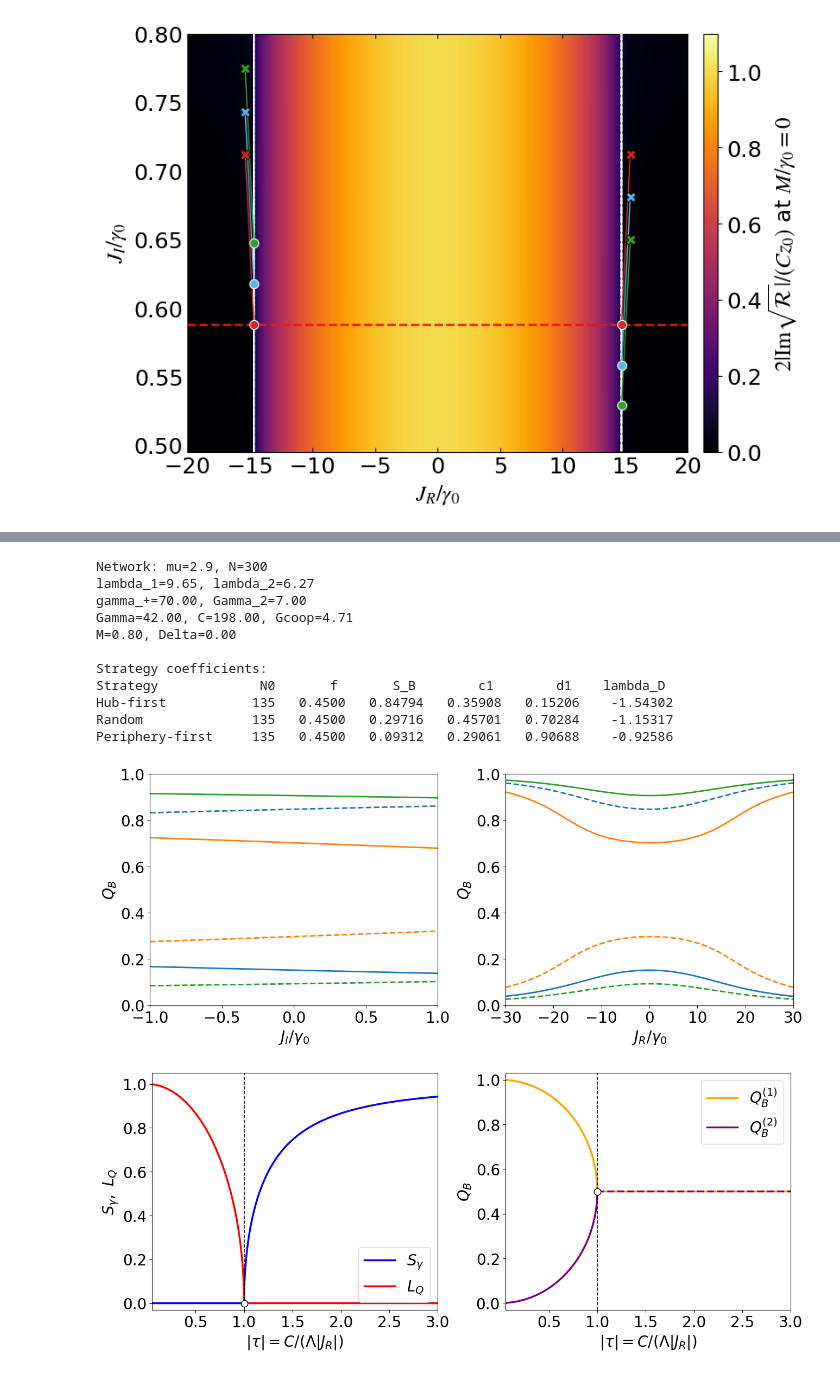
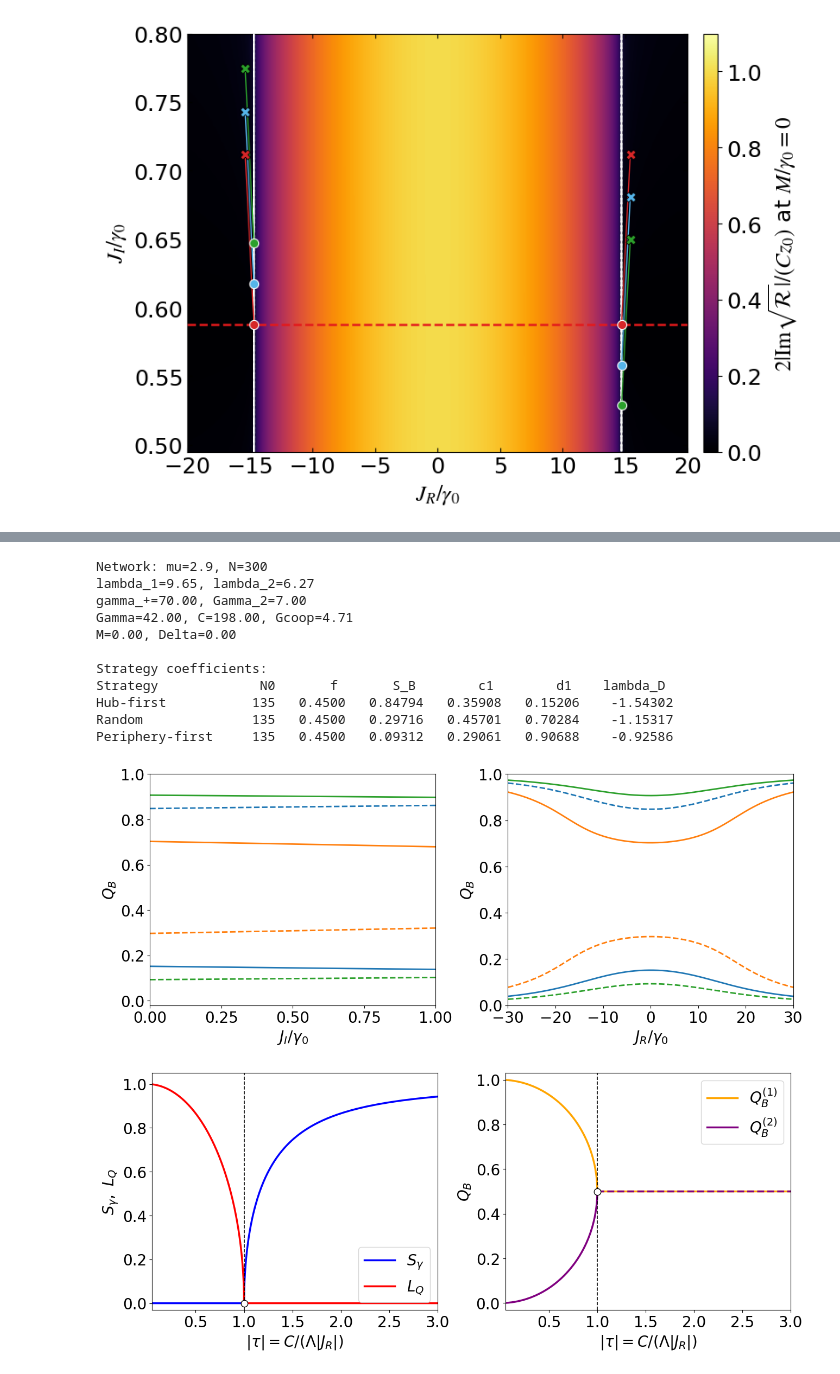
Before and after one commit to PVZ-creator/AI-strategies, a Jupyter notebook: Modeling_AI_strategies.ipynb, the cells around one changed output, grey strips where cells are left out. Saved outputs shown, nothing was run; the diff lists cells and outputs as text; code cells hidden in the pictures.

```diff
--- a/Modeling_AI_strategies.ipynb
+++ b/Modeling_AI_strategies.ipynb
@@ -1487,7 +1485,7 @@ def ep_diagnostics(item, values, vectors, ix, scale):
     rigidity = float(max(abs(vectors[:, i] @ vectors[:, i]), abs(vectors[:, j] @ vectors[:, j])))
     overlap = float(abs(np.vdot(vectors[:, i], vectors[:, j])))
     eta = gap/D3 if D3 > 0 else np.inf
-    confirmed = bool(gap/scale < 1e-5 and eta < 1e-3 and rigidity < 1e-3 and overlap > 0.999 and Wmin > 0.30 and Wratio < 0.5)
+    confirmed = bool(gap/scale < 1e-4 and eta < 1e-2 and rigidity < 1e-2 and overlap > 0.99 and Wmin > 0.30 and Wratio < 0.5)
     return dict(confirmed=confirmed, gap=gap/scale, eta=eta, rigidity=rigidity, overlap=overlap, Wmin=Wmin, Wratio=Wratio)
 
 def ep_find_full(item):
@@ -1499,7 +1497,7 @@ def ep_find_full(item):
         return [d.real, d.imag]
 
     tr = item["t_red"]
-    point, info, ier, message = fsolve(equation, [tr.real, tr.imag], full_output=True, xtol=1e-10, maxfev=120)
+    point, info, ier, message = fsolve(equation, [tr.real, tr.imag], full_output=True, xtol=1e-12, maxfev=120)
     t = complex(*point)
     values, vectors = LA.eig(ep_matrix(item, t), check_finite=False)
     weights = np.sum(abs(item["Q"].T @ vectors)**2, axis=0)
@@ -1531,7 +1529,6 @@ def ep_records_for(item, tf, mf):
                 raise RuntimeError("A reduced or full EP violates J_I>0 or Eq. (19).")
             if not all(ep_JR_limits[0] < jr < ep_JR_limits[1] and ep_JI_limits[0] < ji < ep_JI_limits[1] for jr, ji in ((JRr, JIr), (JRf, JIf))):
                 raise RuntimeError("An EP lies outside the displayed window.")
-            # Independently diagonalize the physical full operator at every point.
             matrix = (JIf-1j*JRf)*ep_A.astype(complex)
             matrix[np.diag_indices_from(matrix)] += factor*item["eps"]
             values, vectors = LA.eig(matrix, check_finite=False)
@@ -1775,9 +1772,10 @@ Fig. 6(b) full deployment    1   15    1  0 2.74447e-16
 # Bright-mode participation Q_B for the two eigenmode branches
 strategy_names_QB = ["Hub-first", "Random", "Periphery-first"]
 strategy_colors = {"Hub-first": "tab:blue", "Random": "tab:orange", "Periphery-first": "tab:green"}
+M = 0
 
 # Panel (a): J_I >= 0 at fixed J_R = 0
-JI_QB_values = np.linspace(-1, 1, 1401)
+JI_QB_values = np.linspace(0, 1, 1401)
 JR_fixed_QB = 0.0
 
 # Panel (b): symmetric J_R interval at fixed J_I = 0
@@ -1862,37 +1860,37 @@ def add_QB_legends(ax):
 fig, axes = plt.subplots(1, 2, figsize=(13, 5.2), constrained_layout=True)
 for name in strategy_names_QB:
     color = strategy_colors[name]
     axes[0].plot(JI_QB_values, QB_results_JI[name]["QB1"], color=color, linestyle="--", linewidth=2.0)
     axes[0].plot(JI_QB_values, QB_results_JI[name]["QB2"], color=color, linestyle="-", linewidth=2.0)
 axes[0].set_xlabel(r"$J_I/\gamma_0$")
 axes[0].set_ylabel(r"$Q_B$")
 axes[0].set_xlim(JI_QB_values[0], JI_QB_values[-1])
-axes[0].set_xticks(np.arange(-1, 1.1, 0.5))
-axes[0].set_ylim(0.0, 1.0)
+axes[0].set_xticks(np.arange(0, 1.1, 0.25))
+axes[0].set_ylim(-0.02, 1.0)
 for name in strategy_names_QB:
     color = strategy_colors[name]
     axes[1].plot(JR_QB_values, QB_results_JR[name]["QB1"], color=color, linestyle="--", linewidth=2.0)
     axes[1].plot(JR_QB_values, QB_results_JR[name]["QB2"], color=color, linestyle="-", linewidth=2.0)
 axes[1].set_xlabel(r"$J_R/\gamma_0$")
 axes[1].set_ylabel(r"$Q_B$")
 axes[1].set_xlim(JR_QB_values[0], JR_QB_values[-1])
 axes[1].set_xticks(np.arange(-30, 31, 10))
 axes[1].set_ylim(0.0, 1.0)
 add_QB_legends(axes[1])
 plt.show()
 # %% [output]
 Network: mu=2.9, N=300
 lambda_1=9.65, lambda_2=6.27
 gamma_+=70.00, Gamma_2=7.00
 Gamma=42.00, C=198.00, Gcoop=4.71
-M=0.80, Delta=0.00
+M=0.00, Delta=0.00
 
 Strategy coefficients:
 Strategy             N0       f       S_B        c1        d1    lambda_D
 Hub-first           135   0.4500   0.84794   0.35908   0.15206    -1.54302
 Random              135   0.4500   0.29716   0.45701   0.70284    -1.15317
 Periphery-first     135   0.4500   0.09312   0.29061   0.90688    -0.92586
-[figure, old version]
+[figure, new version]
 # %%
 # Steerability-legibility complementarity at the symmetric opinion-balance point
 # Valid for S_B = 1/2, c1 = 1/2, J_I = 0 and M = 0
```
Also changed, not shown: parts of 4 cells of this notebook.
